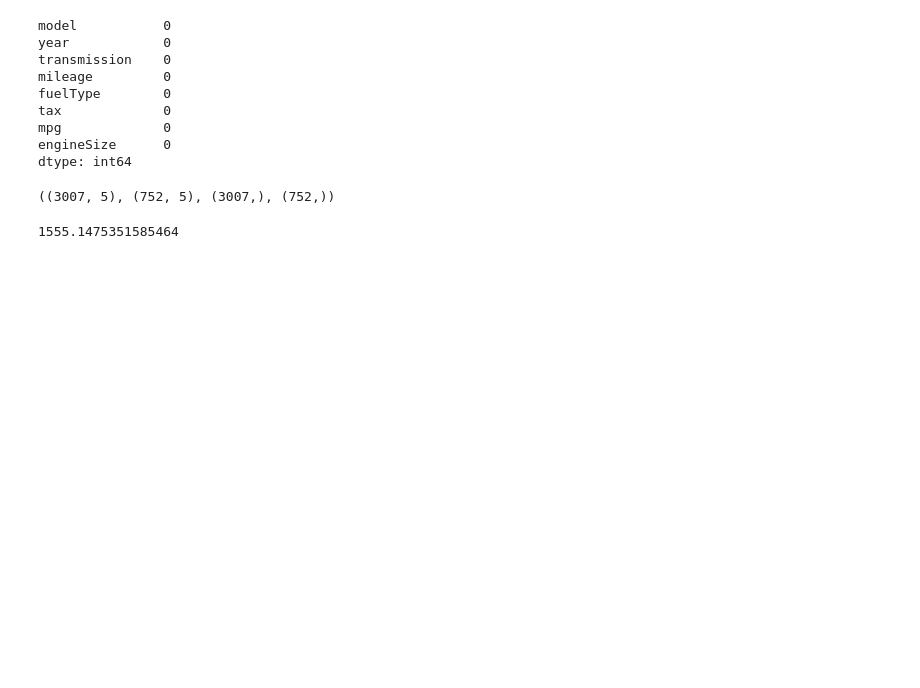
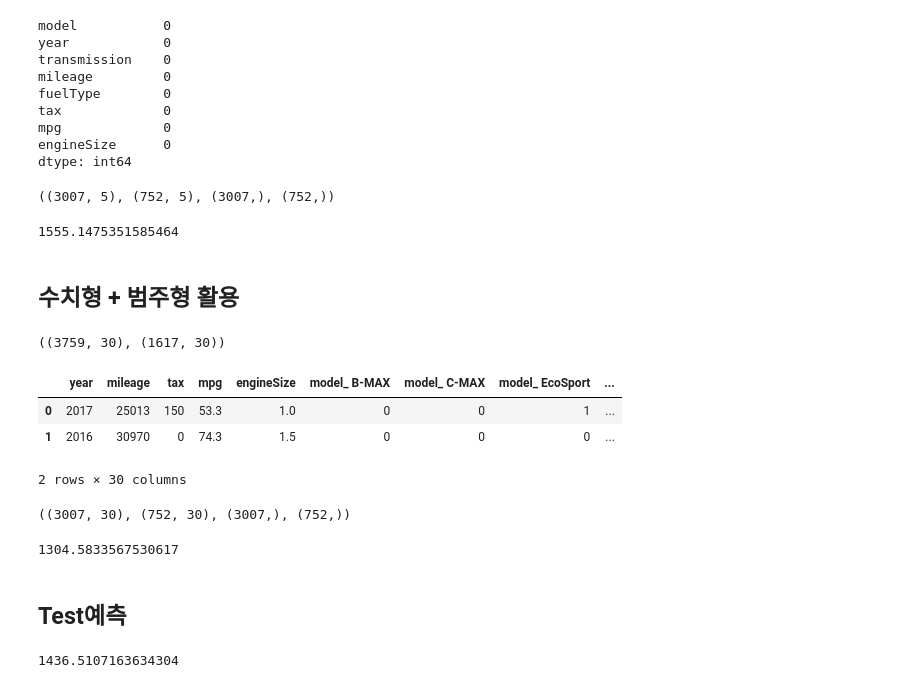
Before and after one commit to ljs3536/BIgDataStudy, a Jupyter notebook: 5회 기출유형(작업형2).ipynb, the cells around one changed output. Cells and saved outputs as stored; diff of their text form; code cells hidden in the pictures; blank space fills up the shorter version.

```diff
--- a/Untitled.ipynb
+++ b/5회 기출유형(작업형2).ipynb
@@ -167,3 +167,42 @@ def rmse(y_true, y_pred):
 rmse(y_val, pred)
 # %% [output]
 1555.1475351585464
+# %% [markdown]
+## 수치형 + 범주형 활용
+# %%
+# 데이터 불러오기
+import pandas as pd
+
+train = pd.read_csv("5회 작업형2/train.csv")
+test = pd.read_csv("5회 작업형2/test.csv")
+y_train = train.pop('price')
+# %%
+train = pd.get_dummies(train)
+test = pd.get_dummies(test)
+# %%
+train.shape, test.shape
+# %% [output]
+((3759, 30), (1617, 30))
+# %%
+train.head(2)
+# %% [output]
+|  | year | mileage | tax | mpg | engineSize | model_ B-MAX | model_ C-MAX | model_ EcoSport | ... |
+| 0 | 2017 | 25013 | 150 | 53.3 | 1.0 | 0 | 0 | 1 | ... |
+| 1 | 2016 | 30970 | 0 | 74.3 | 1.5 | 0 | 0 | 0 | ... |
+2 rows × 30 columns
+# %%
+from sklearn.model_selection import train_test_split
+X_tr, X_val, y_tr, y_val = train_test_split(train, y_train, test_size=0.2, random_state=2022)
+X_tr.shape, X_val.shape, y_tr.shape, y_val.shape
+# %% [output]
+((3007, 30), (752, 30), (3007,), (752,))
+# %%
+from sklearn.ensemble import RandomForestRegressor
+rf = RandomForestRegressor()
+rf.fit(X_tr, y_tr)
+pred = rf.predict(X_val)
+rmse(y_val, pred)
+# %% [output]
+1304.5833567530617
+# %% [markdown]
+## Test예측
@@ -169,0 +216,6 @@ rmse(y_val, pred)
+# %%
+
+y = pd.read_csv('5회 작업형2/y.csv')
+rmse(y,pred)
+# %% [output]
+1436.5107163634304
```
Also changed, not shown: parts of 2 cells of this notebook, 1 other file.
